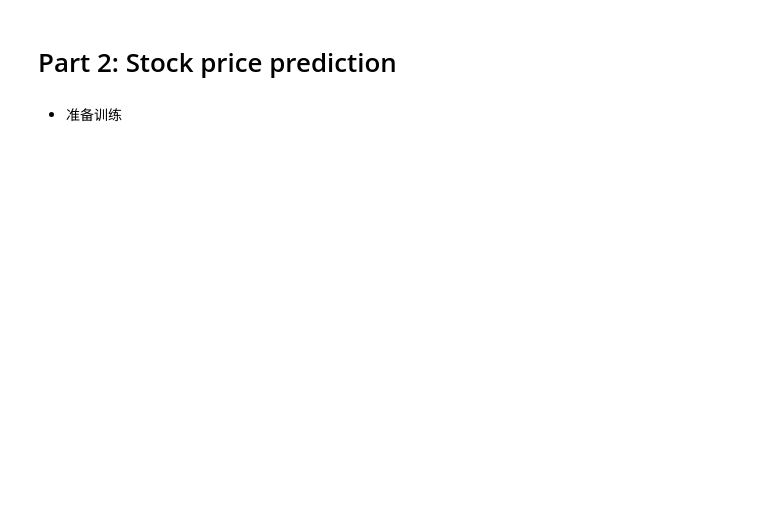
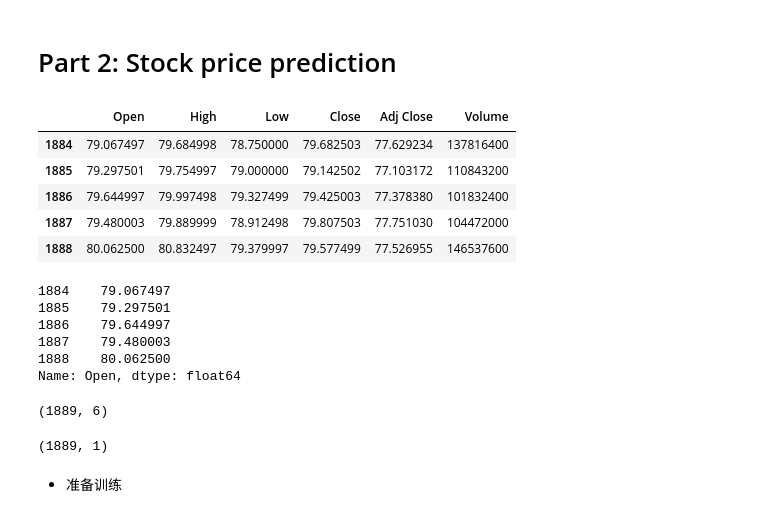
Before and after one commit to SiruiHe/Sentiment-to-Stocks, a Jupyter notebook: code.ipynb, the cells around one changed output. Saved outputs shown, nothing was run; the diff lists cells and outputs as text; code cells hidden in the pictures; blank space fills up the shorter version.

Commit message:
VADER & FinBERT done.

```diff
--- a/code.ipynb
+++ b/code.ipynb
@@ -253,15 +196,29 @@ daily_data_BERT = pd.read_csv('./data/dataset_for_model.csv', index_col=0)
 # %%
 # 选择特征和目标
 # 保留原本的index，将'Date'列单独提取出来保存
-date = daily_data_BERT['Date']
+date = historical_data['Date']
 date = pd.to_datetime(date)
 
-features = daily_data_BERT.drop(['Date','P_news_pos', 'P_news_neg', 'P_op_pos', 'P_op_neg'], axis=1)
+features = historical_data.drop(['Date'], axis=1)
 # Open作为预测目标
-target = daily_data_BERT['Open']
+target = historical_data['Open']
 features.tail()
+# %% [output]
+|  | Open | High | Low | Close | Adj Close | Volume |
+| 1884 | 79.067497 | 79.684998 | 78.750000 | 79.682503 | 77.629234 | 137816400 |
+| 1885 | 79.297501 | 79.754997 | 79.000000 | 79.142502 | 77.103172 | 110843200 |
+| 1886 | 79.644997 | 79.997498 | 79.327499 | 79.425003 | 77.378380 | 101832400 |
+| 1887 | 79.480003 | 79.889999 | 78.912498 | 79.807503 | 77.751030 | 104472000 |
+| 1888 | 80.062500 | 80.832497 | 79.379997 | 79.577499 | 77.526955 | 146537600 |
 # %%
 target.tail()
+# %% [output]
+1884    79.067497
+1885    79.297501
+1886    79.644997
+1887    79.480003
+1888    80.062500
+Name: Open, dtype: float64
 # %%
 # normalization
 from sklearn.preprocessing import MinMaxScaler
@@ -282,6 +239,14 @@ joblib.dump(scaler_target, './model/scaler_target.pkl')
 # Create new DataFrames with the scaled features and target
 scaled_features_df = pd.DataFrame(scaled_features, columns=features.columns)
 scaled_target_df = pd.DataFrame(scaled_target, columns=['Open'])
+# %%
+scaled_features.shape
+# %% [output]
+(1889, 6)
+# %%
+scaled_target.shape
+# %% [output]
+(1889, 1)
 # %%
 import numpy as np
 import pandas as pd
```
Also changed, not shown: parts of 21 cells of this notebook, 8 other files.
